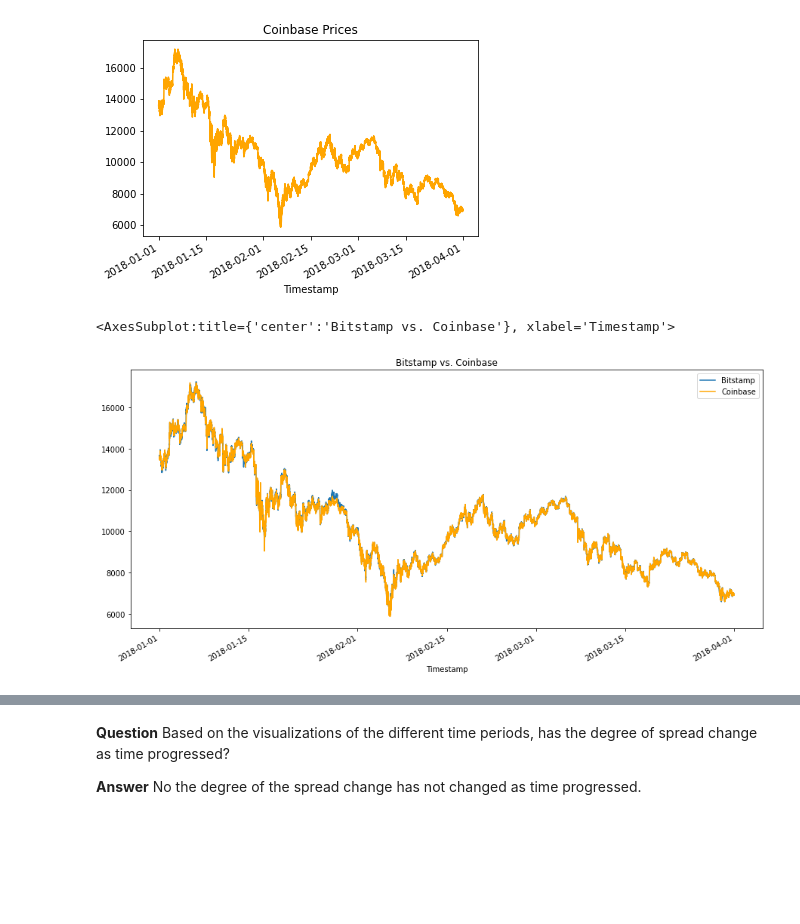
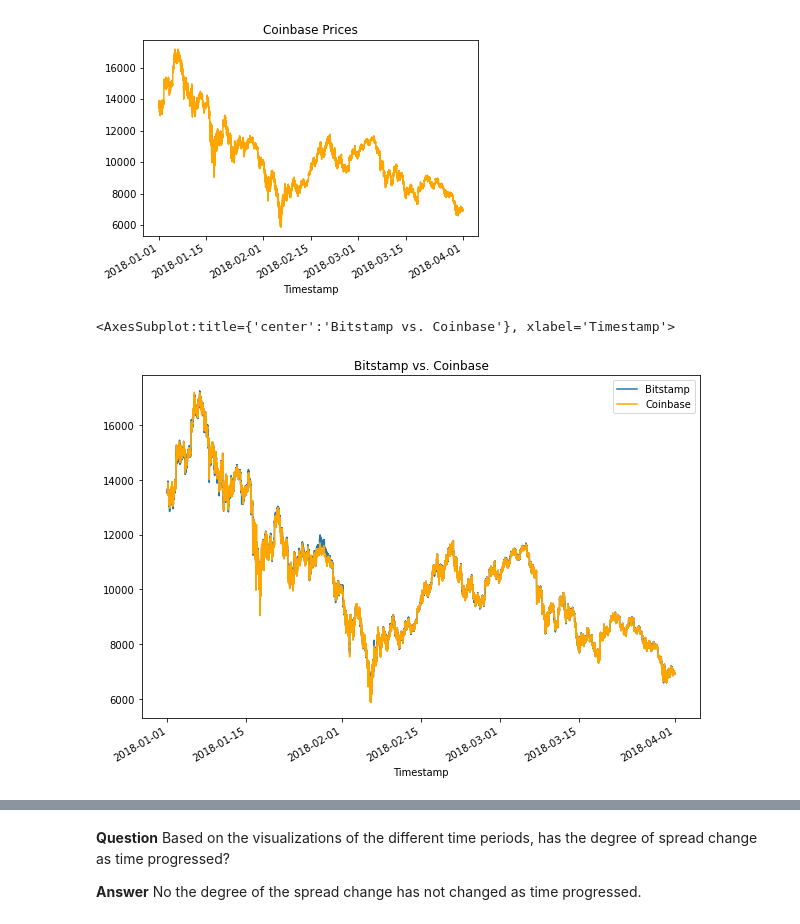
Before and after one commit to douglasg-fintec/Cryptocurrency_Arbitrage, a Jupyter notebook: crypto_arbitrage.ipynb, the cells around one changed output, grey strips where cells are left out. Saved outputs shown, nothing was run; the diff lists cells and outputs as text; code cells hidden in the pictures; blank space fills up the shorter version.

```diff
--- a/crypto_arbitrage.ipynb
+++ b/crypto_arbitrage.ipynb
@@ -403,12 +403,12 @@ coinbase_sliced.plot(title='Coinbase Prices', color='orange',label='Timestamp')
 # %%
 # Overlay the visualiztoions for bitstamp and coinbase DataFrames in one plot
 #The  plot should visualize the prices over the full lenth of the dataset
 # Be sure to include the parameters: legend, figure size, title, and color and label
-bitstamp_sliced.plot(legend=True, figsize=(15,7), title='Bitstamp vs. Coinbase', xlabel='Timestamp', label="Bitstamp")
-coinbase_sliced.plot(legend=True,figsize=(15,7), color='orange',label='Coinbase')
+bitstamp_sliced.plot(legend=True, figsize=(10,7), title='Bitstamp vs. Coinbase', xlabel='Timestamp', label="Bitstamp")
+coinbase_sliced.plot(legend=True,figsize=(10,7), color='orange',label='Coinbase')
 # %% [output]
 <AxesSubplot:title={'center':'Bitstamp vs. Coinbase'}, xlabel='Timestamp'>
-[figure, old version]
+[figure, new version]
 # %%
 # Using the loc and plot functions, create an overlay plot that visualizes
 # the price action of both DataFrames for a one month period early in the dataset
```
Also changed, not shown: parts of 27 cells of this notebook.
